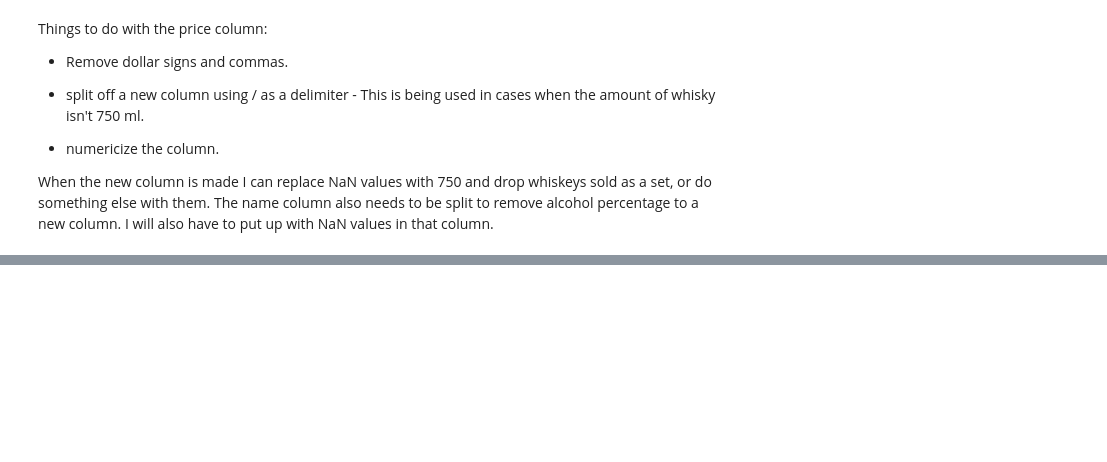
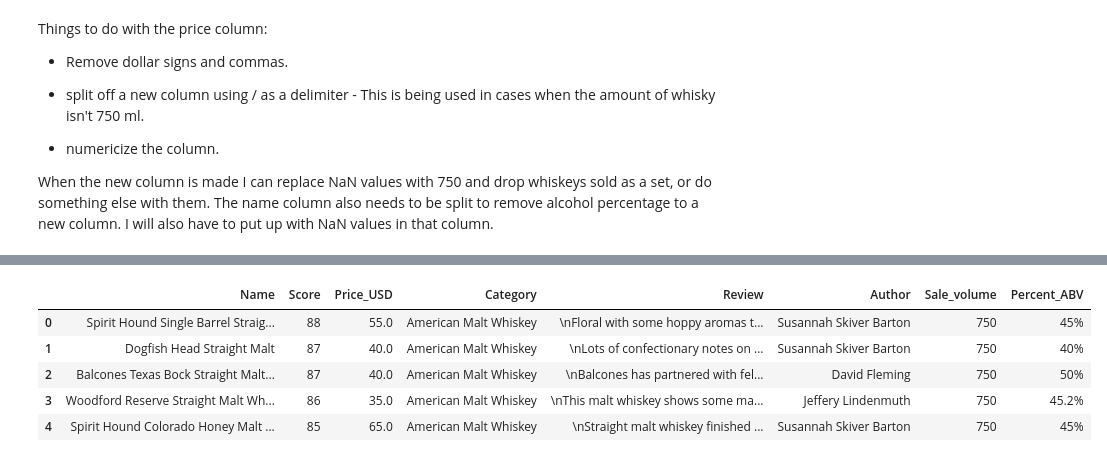
Before and after one commit to gspahlin/WhiskyAdvocate_ETL, a Jupyter notebook: whiskey_scraper.ipynb, the cells around one changed output, grey strips where cells are left out. Drawn from its saved outputs; the diff is of its cells as text; code cells hidden in the pictures; blank space fills up the shorter version.

```diff
--- a/whiskey_scraper.ipynb
+++ b/whiskey_scraper.ipynb
@@ -455,0 +476,5 @@ in that column.
+# %%
+#drop this row and confirm the drop
+Whis_df = Whis_df.drop([3527])
+
+Whis_df.iloc[3527]
@@ -455,0 +490,6 @@ in that column.
+# %%
+#retry the datatype reassignment
+
+Whis_df['Price_USD'] = pd.to_numeric(Whis_df['Price_USD'])
+
+Whis_df.dtypes
@@ -455,0 +505,29 @@ in that column.
+# %%
+# Split out ABV
+# In cases where ABV is unknown, I will assume it is 40% which is the modal value for hard liquor
+
+name_list = Whis_df['Name'].to_list()
+
+whis_names = []
+abv = []
+
+for name in name_list:
+    nl = name.split(',')
+    whis_names.append(nl[0])
+    try:
+        abv.append(nl[-1].strip())
+    except:
+        abv.append(40)
+
+Whis_df['Name'] = whis_names
+
+Whis_df['Percent_ABV'] = abv
+
+Whis_df.head()
+# %% [output]
+|  | Name | Score | Price_USD | Category | Review | Author | Sale_volume | Percent_ABV |
+| 0 | Spirit Hound Single Barrel Straig... | 88 | 55.0 | American Malt Whiskey | \nFloral with some hoppy aromas t... | Susannah Skiver Barton | 750 | 45% |
+| 1 | Dogfish Head Straight Malt | 87 | 40.0 | American Malt Whiskey | \nLots of confectionary notes on ... | Susannah Skiver Barton | 750 | 40% |
+| 2 | Balcones Texas Bock Straight Malt... | 87 | 40.0 | American Malt Whiskey | \nBalcones has partnered with fel... | David Fleming | 750 | 50% |
+| 3 | Woodford Reserve Straight Malt Wh... | 86 | 35.0 | American Malt Whiskey | \nThis malt whiskey shows some ma... | Jeffery Lindenmuth | 750 | 45.2% |
+| 4 | Spirit Hound Colorado Honey Malt ... | 85 | 65.0 | American Malt Whiskey | \nStraight malt whiskey finished ... | Susannah Skiver Barton | 750 | 45% |
```
Also changed, not shown: parts of 47 cells of this notebook.
